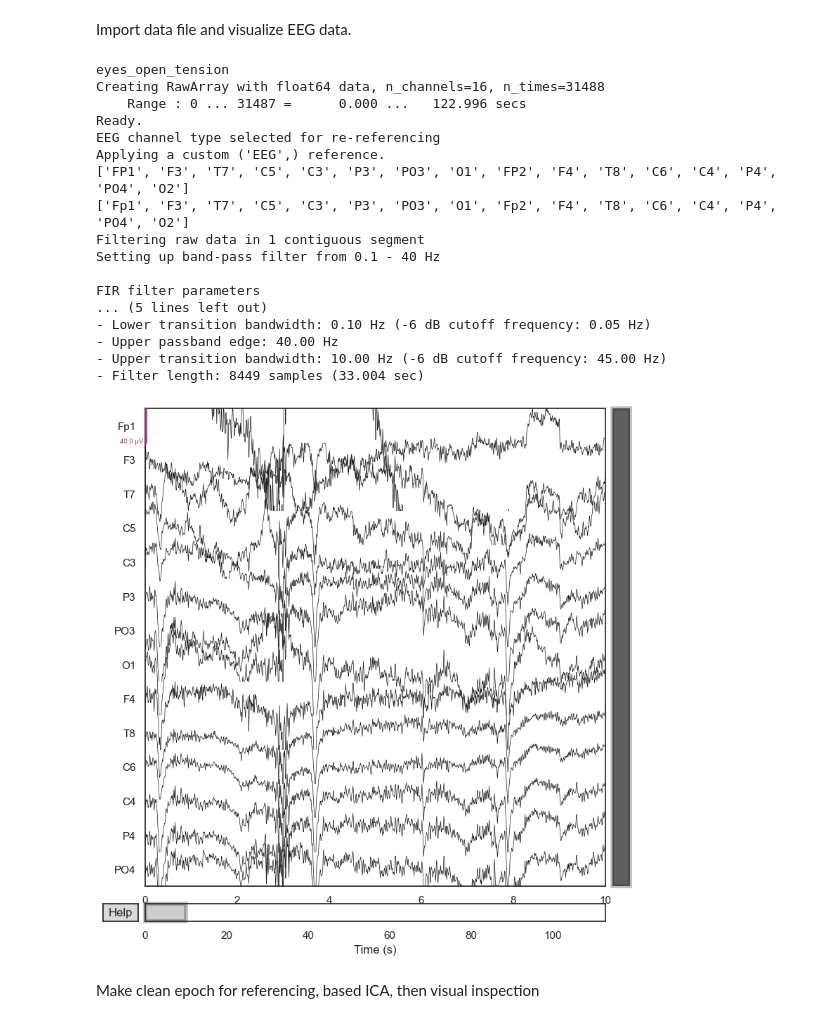
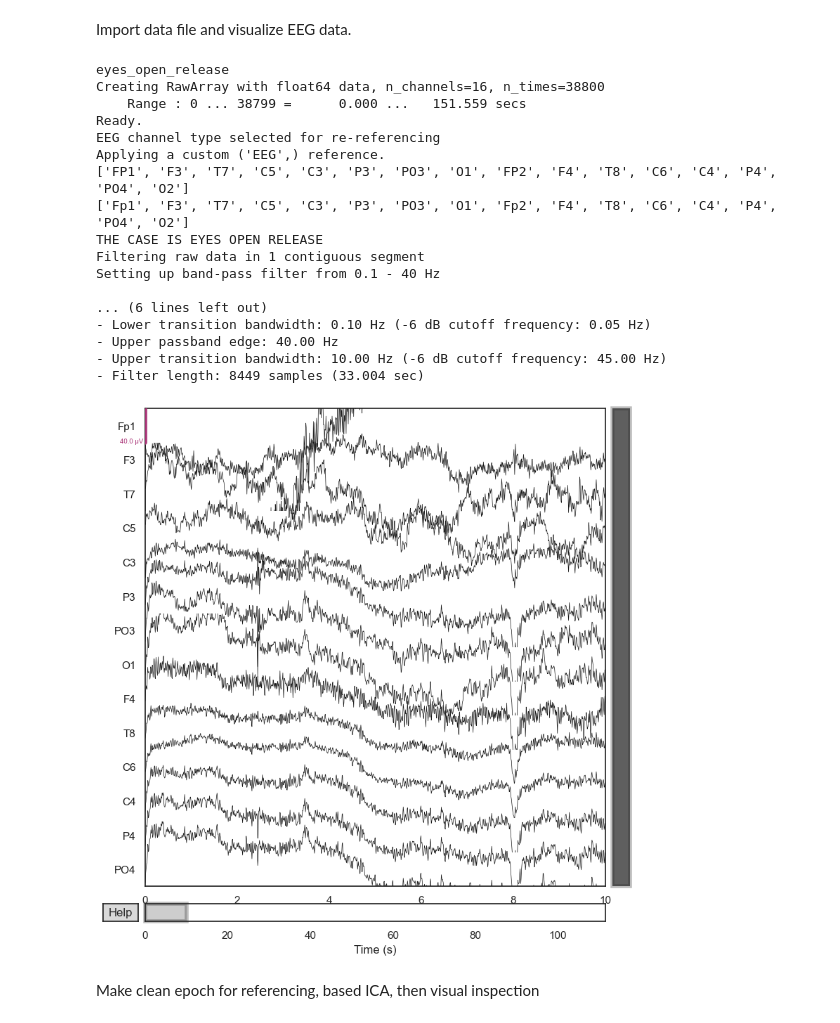
Before and after one commit to danielcomaduran/EEG_quality_index, a Jupyter notebook: Notebooks/06-Eli-EEG-gel-data.ipynb, the cells around one changed output. Cells and saved outputs as stored; diff of their text form; code cells hidden in the pictures.

```diff
--- a/Notebooks/06-Eli-EEG-gel-data.ipynb
+++ b/Notebooks/06-Eli-EEG-gel-data.ipynb
@@ -32,7 +35,31 @@ Import data file and visualize EEG data.
 # %%
 import re
 
-eeg_file = r'..\\Data\\Data_Edmonton_Gels_Sept2024\\sub-P001\\ses-S001\\eeg\\sub-P001_ses-S001_task-eyes_open_tension_run-001_eeg.xdf'
+# #Eyes open tension
+# eeg_file = r'..\\Data\\Data_Edmonton_Gels_Sept2024\\sub-P001\\ses-S001\\eeg\\sub-P001_ses-S001_task-eyes_open_tension_run-001_eeg.xdf'
+# mincrop =37
+# maxcrop = 47
+# ica_to_exclude = [0,1]
+
+##Eyes closed tension
+# eeg_file = r'..\\Data\\Data_Edmonton_Gels_Sept2024\\sub-P001\\ses-S001\\eeg\\sub-P001_ses-S001_task-eyes_closed_tension_run-001_eeg.xdf'
+# mincrop =1
+# maxcrop = 6
+# ica_to_exclude = [0]
+
+##Eyes closed no tension
+# eeg_file = r'..\\Data\\Data_Edmonton_Gels_Sept2024\\sub-P001\\ses-S001\\eeg\\sub-P001_ses-S001_task-eyes_closed_notension_run-001_eeg.xdf'
+# mincrop =60
+# maxcrop = 66
+# ica_to_exclude = [0]
+
+##Eyes open release
+eeg_file = r'..\\Data\\Data_Edmonton_Gels_Sept2024\\sub-P001\\ses-S001\\eeg\\sub-P001_ses-S001_task-eyes_open_release_run-001_eeg.xdf'
+# mincrop =17
+# maxcrop = 24
+# ica_to_exclude = [0,1,2]
+
+
 
 # Extract the words following :ses-S001_ up until _run
 match = re.search(r'sub-P001_ses-S001_task-(.*?)_run-001_eeg.xdf', eeg_file)
@@ -51,41 +78,45 @@ mne_data.rename_channels({'FP1': 'Fp1', 'FP2': 'Fp2'})
 print(mne_data.info.ch_names)
 
 #Add the 10-20 montage
 montage = mne.channels.make_standard_montage('standard_1020')
 mne_data.set_montage(montage)
 
-#Drop the first 10 seconds and last 10 seconds of data
-mne_data.crop(tmin=10, tmax=mne_data.times[-10])
+#Drop the first 10 seconds and last 10 seconds of data, except the eyes open release, in which case we trim the first 40 seconds and last 10
+if data_case == 'eyes_open_release':
+    print('THE CASE IS EYES OPEN RELEASE')
+    mne_data = mne_data.crop(tmin=40, tmax=mne_data.times[-10])
+else:
+    mne_data.crop(tmin=10, tmax=mne_data.times[-10])
 
 #Remove FP2 and O2 channels
 mne_data.drop_channels(['Fp2','O2'])
 
 #Make a copy of the data for cleaning, another for raw
 mne_data_raw = mne_data.copy()
 mne_data_clean = mne_data.copy()
 #Clean the data with simple bandpass filtering
 mne_data_clean.filter(.1, 40)
 
 mne_data_clean.plot()
 # %% [output]
-eyes_open_tension
-Creating RawArray with float64 data, n_channels=16, n_times=31488
-    Range : 0 ... 31487 =      0.000 ...   122.996 secs
+eyes_open_release
+Creating RawArray with float64 data, n_channels=16, n_times=38800
+    Range : 0 ... 38799 =      0.000 ...   151.559 secs
 Ready.
 EEG channel type selected for re-referencing
 Applying a custom ('EEG',) reference.
 ['FP1', 'F3', 'T7', 'C5', 'C3', 'P3', 'PO3', 'O1', 'FP2', 'F4', 'T8', 'C6', 'C4', 'P4', 'PO4', 'O2']
 ['Fp1', 'F3', 'T7', 'C5', 'C3', 'P3', 'PO3', 'O1', 'Fp2', 'F4', 'T8', 'C6', 'C4', 'P4', 'PO4', 'O2']
+THE CASE IS EYES OPEN RELEASE
 Filtering raw data in 1 contiguous segment
 Setting up band-pass filter from 0.1 - 40 Hz
 
-FIR filter parameters
-... (5 lines left out)
+... (6 lines left out)
 - Lower transition bandwidth: 0.10 Hz (-6 dB cutoff frequency: 0.05 Hz)
 - Upper passband edge: 40.00 Hz
 - Upper transition bandwidth: 10.00 Hz (-6 dB cutoff frequency: 45.00 Hz)
 - Filter length: 8449 samples (33.004 sec)
-[figure, old version]
+[figure, new version]
 # %% [markdown]
 Make clean epoch for referencing, based ICA, then visual inspection
 # %%
```
Also changed, not shown: parts of 4 cells of this notebook, 22 other files.
